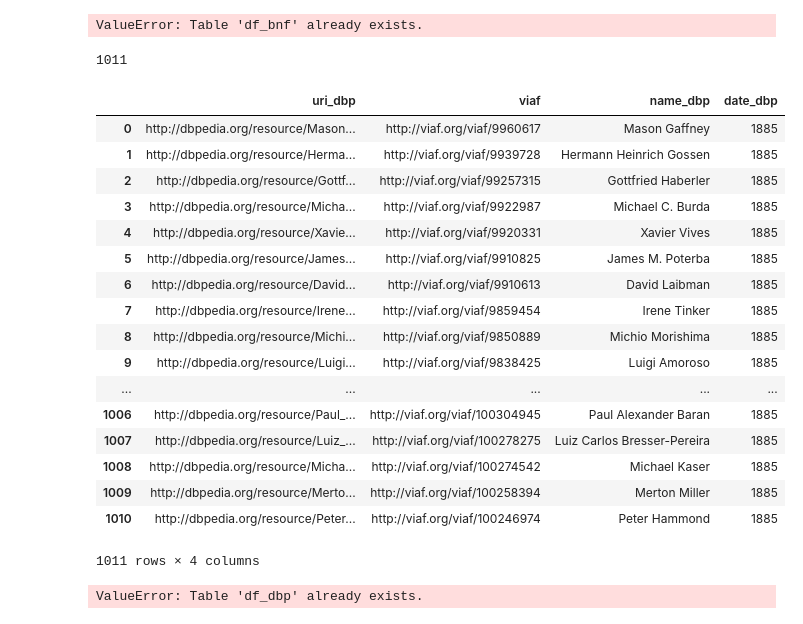
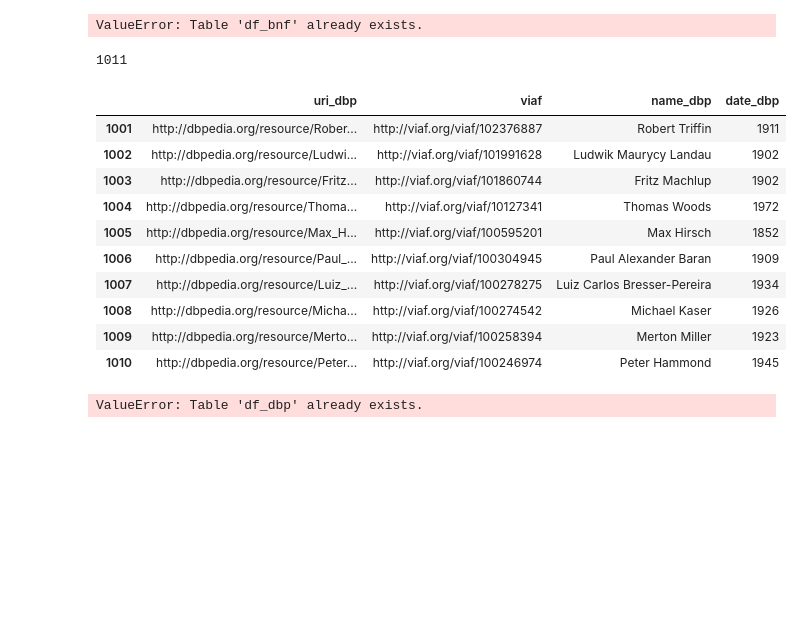
Before and after one commit to Semantic-Data-for-Humanities/Economists_Jurists, a Jupyter notebook: Notebooks/Issues/DBpedia_BnF_Data_URI.ipynb, the cells around one changed output. Cells and saved outputs as stored; diff of their text form; code cells hidden in the pictures; blank space fills up the shorter version.

Commit message:
Differents tests to aligne the both datasets
I try some tests to aligne the both datasets, by removing the null values and by merging the datas without VIAF URI.

```diff
--- a/Notebooks/Issues/DBpedia_BnF_Data_URI.ipynb
+++ b/Notebooks/Issues/DBpedia_BnF_Data_URI.ipynb
@@ -290,13 +292,13 @@ for l in rc_db['results']['bindings']:
         except Exception as e:
             name = ''
         try:
-            birthDate = l['Birth_Date']['value']
-        except Exception as e:
-            birthDate = ''
-        try:
             uri = l['uri']['value']
         except Exception as e:
             uri = ''
+        try:
+            year = l['year']['value']
+        except Exception as e:
+            uri = ''
         result_dbpedia.append([l['s']['value'], uri, name, year])
 # %%
 # Inspect the first three of the list
@@ -427,28 +436,21 @@ ValueError: Table 'df_bnf' already exists.
 # %%
 df_dbp = pd.DataFrame([p for p in result_dbpedia if len(p[1]) > 0], columns=['uri_dbp', 'viaf', 'name_dbp', 'date_dbp'])
 print(len(df_dbp))
 df_dbp.fillna('')
-df_dbp
+df_dbp[-10:]
 # %% [output]
 1011
 |  | uri_dbp | viaf | name_dbp | date_dbp |
-| 0 | http://dbpedia.org/resource/Mason... | http://viaf.org/viaf/9960617 | Mason Gaffney | 1885 |
-| 1 | http://dbpedia.org/resource/Herma... | http://viaf.org/viaf/9939728 | Hermann Heinrich Gossen | 1885 |
-| 2 | http://dbpedia.org/resource/Gottf... | http://viaf.org/viaf/99257315 | Gottfried Haberler | 1885 |
-| 3 | http://dbpedia.org/resource/Micha... | http://viaf.org/viaf/9922987 | Michael C. Burda | 1885 |
-| 4 | http://dbpedia.org/resource/Xavie... | http://viaf.org/viaf/9920331 | Xavier Vives | 1885 |
-| 5 | http://dbpedia.org/resource/James... | http://viaf.org/viaf/9910825 | James M. Poterba | 1885 |
-| 6 | http://dbpedia.org/resource/David... | http://viaf.org/viaf/9910613 | David Laibman | 1885 |
-| 7 | http://dbpedia.org/resource/Irene... | http://viaf.org/viaf/9859454 | Irene Tinker | 1885 |
-| 8 | http://dbpedia.org/resource/Michi... | http://viaf.org/viaf/9850889 | Michio Morishima | 1885 |
-| 9 | http://dbpedia.org/resource/Luigi... | http://viaf.org/viaf/9838425 | Luigi Amoroso | 1885 |
-| ... | ... | ... | ... | ... |
-| 1006 | http://dbpedia.org/resource/Paul_... | http://viaf.org/viaf/100304945 | Paul Alexander Baran | 1885 |
-| 1007 | http://dbpedia.org/resource/Luiz_... | http://viaf.org/viaf/100278275 | Luiz Carlos Bresser-Pereira | 1885 |
-| 1008 | http://dbpedia.org/resource/Micha... | http://viaf.org/viaf/100274542 | Michael Kaser | 1885 |
-| 1009 | http://dbpedia.org/resource/Merto... | http://viaf.org/viaf/100258394 | Merton Miller | 1885 |
-| 1010 | http://dbpedia.org/resource/Peter... | http://viaf.org/viaf/100246974 | Peter Hammond | 1885 |
+| 1001 | http://dbpedia.org/resource/Rober... | http://viaf.org/viaf/102376887 | Robert Triffin | 1911 |
+| 1002 | http://dbpedia.org/resource/Ludwi... | http://viaf.org/viaf/101991628 | Ludwik Maurycy Landau | 1902 |
+| 1003 | http://dbpedia.org/resource/Fritz... | http://viaf.org/viaf/101860744 | Fritz Machlup | 1902 |
+| 1004 | http://dbpedia.org/resource/Thoma... | http://viaf.org/viaf/10127341 | Thomas Woods | 1972 |
+| 1005 | http://dbpedia.org/resource/Max_H... | http://viaf.org/viaf/100595201 | Max Hirsch | 1852 |
+| 1006 | http://dbpedia.org/resource/Paul_... | http://viaf.org/viaf/100304945 | Paul Alexander Baran | 1909 |
+| 1007 | http://dbpedia.org/resource/Luiz_... | http://viaf.org/viaf/100278275 | Luiz Carlos Bresser-Pereira | 1934 |
+| 1008 | http://dbpedia.org/resource/Micha... | http://viaf.org/viaf/100274542 | Michael Kaser | 1926 |
+| 1009 | http://dbpedia.org/resource/Merto... | http://viaf.org/viaf/100258394 | Merton Miller | 1923 |
+| 1010 | http://dbpedia.org/resource/Peter... | http://viaf.org/viaf/100246974 | Peter Hammond | 1945 |
-1011 rows × 4 columns
 # %%
 df_dbp.to_sql('df_dbp', con=engine)
 # %% [output]
```
Also changed, not shown: parts of 14 cells of this notebook.
